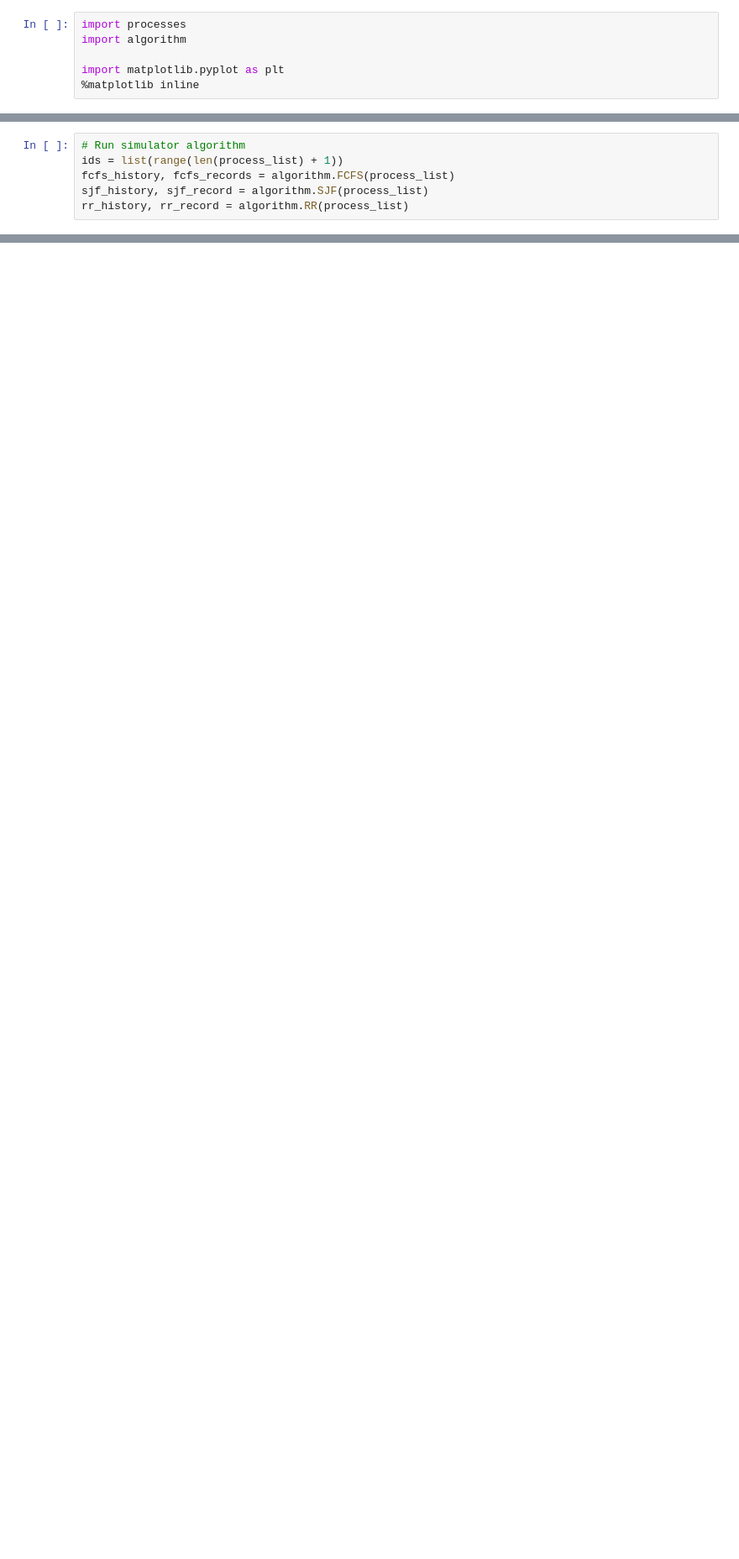
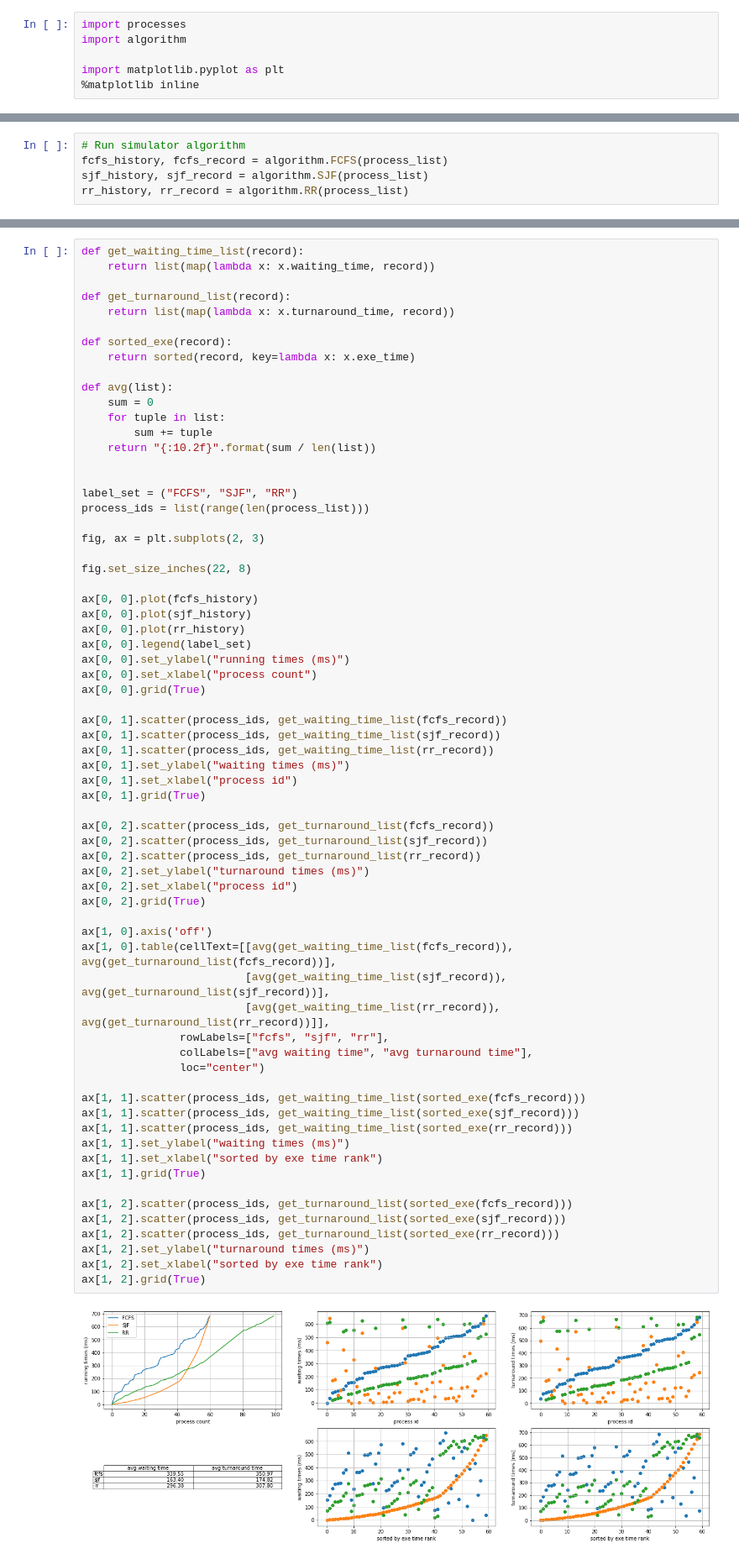
Before and after one commit to kitimark/os-cpu-scheduling, a Jupyter notebook: run_simulation.ipynb, the cells around one changed output, grey strips where cells are left out. Shown at 84% size. Cells and saved outputs as stored; diff of their text form; blank space fills up the shorter version.

```diff
--- a/run_simulation.ipynb
+++ b/run_simulation.ipynb
@@ -17,6 +14,5 @@ print(process_list)
 # %%
 # Run simulator algorithm
-ids = list(range(len(process_list) + 1))
-fcfs_history, fcfs_records = algorithm.FCFS(process_list)
+fcfs_history, fcfs_record = algorithm.FCFS(process_list)
 sjf_history, sjf_record = algorithm.SJF(process_list)
 rr_history, rr_record = algorithm.RR(process_list)
@@ -81,0 +19,69 @@ plt.show()
+# %%
+def get_waiting_time_list(record):
+    return list(map(lambda x: x.waiting_time, record))
+
+def get_turnaround_list(record):
+    return list(map(lambda x: x.turnaround_time, record))
+
+def sorted_exe(record):
+    return sorted(record, key=lambda x: x.exe_time)
+
+def avg(list):
+    sum = 0
+    for tuple in list:
+        sum += tuple
+    return "{:10.2f}".format(sum / len(list))
+
+
+label_set = ("FCFS", "SJF", "RR")
+process_ids = list(range(len(process_list)))
+
+fig, ax = plt.subplots(2, 3)
+
+fig.set_size_inches(22, 8)
+
+ax[0, 0].plot(fcfs_history)
+ax[0, 0].plot(sjf_history)
+ax[0, 0].plot(rr_history)
+ax[0, 0].legend(label_set)
+ax[0, 0].set_ylabel("running times (ms)")
+ax[0, 0].set_xlabel("process count")
+ax[0, 0].grid(True)
+
+ax[0, 1].scatter(process_ids, get_waiting_time_list(fcfs_record))
+ax[0, 1].scatter(process_ids, get_waiting_time_list(sjf_record))
+ax[0, 1].scatter(process_ids, get_waiting_time_list(rr_record))
+ax[0, 1].set_ylabel("waiting times (ms)")
+ax[0, 1].set_xlabel("process id")
+ax[0, 1].grid(True)
+
+ax[0, 2].scatter(process_ids, get_turnaround_list(fcfs_record))
+ax[0, 2].scatter(process_ids, get_turnaround_list(sjf_record))
+ax[0, 2].scatter(process_ids, get_turnaround_list(rr_record))
+ax[0, 2].set_ylabel("turnaround times (ms)")
+ax[0, 2].set_xlabel("process id")
+ax[0, 2].grid(True)
+
+ax[1, 0].axis('off')
+ax[1, 0].table(cellText=[[avg(get_waiting_time_list(fcfs_record)), avg(get_turnaround_list(fcfs_record))],
+                         [avg(get_waiting_time_list(sjf_record)), avg(get_turnaround_list(sjf_record))],
+                         [avg(get_waiting_time_list(rr_record)), avg(get_turnaround_list(rr_record))]],
+               rowLabels=["fcfs", "sjf", "rr"],
+               colLabels=["avg waiting time", "avg turnaround time"],
+               loc="center")
+
+ax[1, 1].scatter(process_ids, get_waiting_time_list(sorted_exe(fcfs_record)))
+ax[1, 1].scatter(process_ids, get_waiting_time_list(sorted_exe(sjf_record)))
+ax[1, 1].scatter(process_ids, get_waiting_time_list(sorted_exe(rr_record)))
+ax[1, 1].set_ylabel("waiting times (ms)")
+ax[1, 1].set_xlabel("sorted by exe time rank")
+ax[1, 1].grid(True)
+
+ax[1, 2].scatter(process_ids, get_turnaround_list(sorted_exe(fcfs_record)))
+ax[1, 2].scatter(process_ids, get_turnaround_list(sorted_exe(sjf_record)))
+ax[1, 2].scatter(process_ids, get_turnaround_list(sorted_exe(rr_record)))
+ax[1, 2].set_ylabel("turnaround times (ms)")
+ax[1, 2].set_xlabel("sorted by exe time rank")
+ax[1, 2].grid(True)
+# %% [output]
+[figure, added]
```
Also changed, not shown: parts of 3 cells of this notebook, 2 other files.
